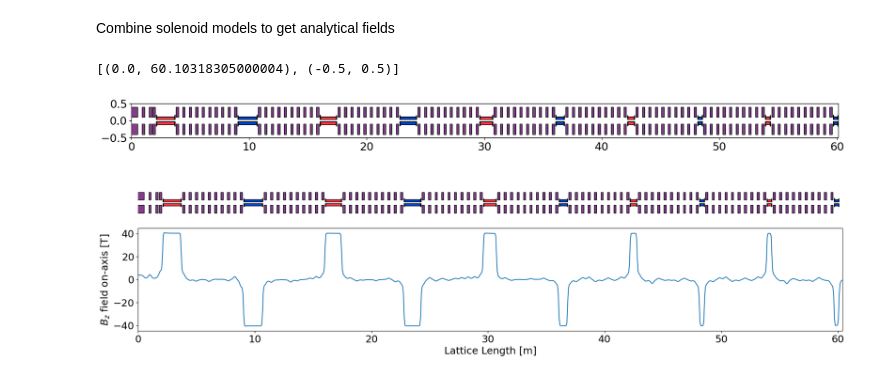
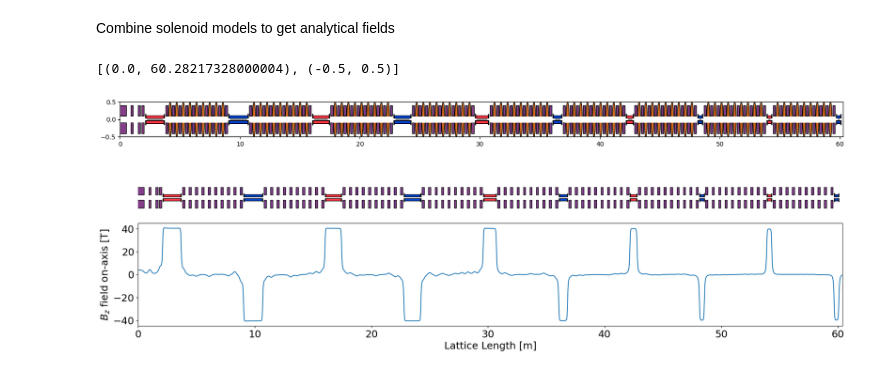
Before and after one commit to MuonCollider-WG4/muon_final_cooling, a Jupyter notebook: matched_lattice_10cell.ipynb, the cells around one changed output. Cells and saved outputs as stored; diff of their text form; code cells hidden in the pictures.

```diff
--- a/matched_lattice_10cell.ipynb
+++ b/matched_lattice_10cell.ipynb
@@ -204,26 +199,41 @@ for ncell in NCELL_RANGE:
 # %%
 #Construct beamline
 sol_list = [L1] + MU1_list + MD_solenoid_list + H_solenoid_list + HcorrU_solenoid_list + HcorrD_solenoid_list
 
 mag_field = cp.MagneticField()
 [mag_field.add_solenoid(solenoid) for solenoid in sol_list];
 
 fig = plt.figure(figsize=(25,5))
 gs = mpl.gridspec.GridSpec(3, 2, height_ratios=[0.5, 1, 1], width_ratios=[1, 0.1])
 # Create axes
 ax1 = fig.add_subplot(gs[0])
 plt.subplots_adjust(hspace=0)
 
 I_max = H_current_density
 
 for solenoid in sol_list:
     rect_outer, rect_inner = plot_solenoid(solenoid, I_max, cmap=cmap_r)
     ax1.add_patch(rect_outer)
     ax1.add_patch(rect_inner)
+for s, solenoid in enumerate(MD_solenoid_list):
+    if s%10 < 9:
+        RF_cavity = patches.Ellipse((solenoid.position + 0.285,0), 0.25, 1, linewidth=1, edgecolor='k',facecolor='chocolate')
+        ax1.add_patch(RF_cavity)
+for i in range(0,10):
+    absorber = patches.Rectangle((H_solenoid_list[i].position-AbsorberLengths[i]/2, 0), AbsorberLengths[i], 0.025, color='grey')
+    ax1.add_patch(absorber)
+
+for i in range(0,9):
+    start_pos = MD_solenoid_list[i*10].position
+    gap_length = 0.25*20
+    gap_width = 0.15
+    RF_gap = patches.Rectangle((start_pos, -gap_width/2), gap_length, gap_width, color='white')
+    ax1.add_patch(RF_gap)
+
 ax1.set(xlim=(0, solenoid.position+solenoid.L_sol*4), ylim=(-0.5, 0.5))
 # %% [output]
-[(0.0, 60.10318305000004), (-0.5, 0.5)]
+[(0.0, 60.28217328000004), (-0.5, 0.5)]
-[figure, old version]
+[figure, new version]
 # %%
 matplotlib.rcParams.update({'font.size': 18})
 # %%
```
Also changed, not shown: parts of 66 cells of this notebook, 9 other files.
